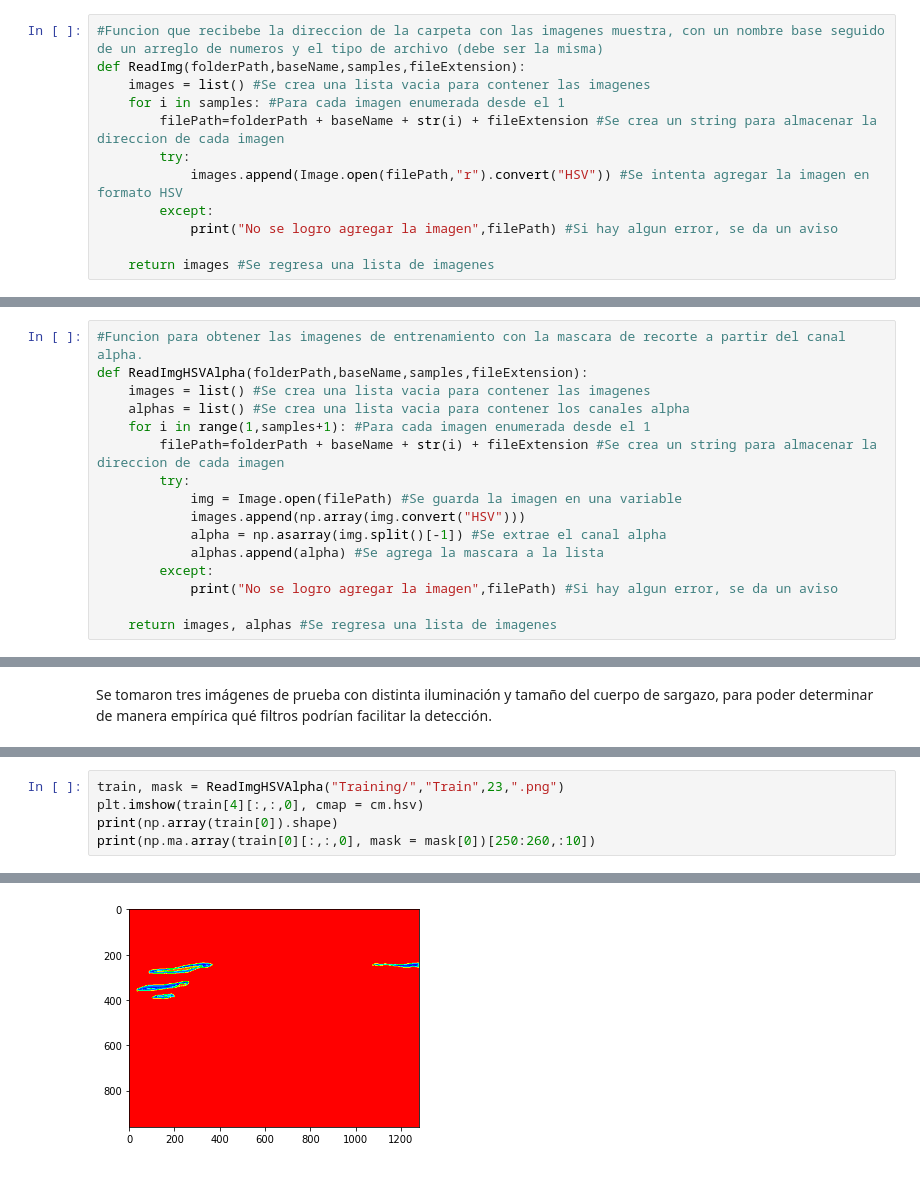
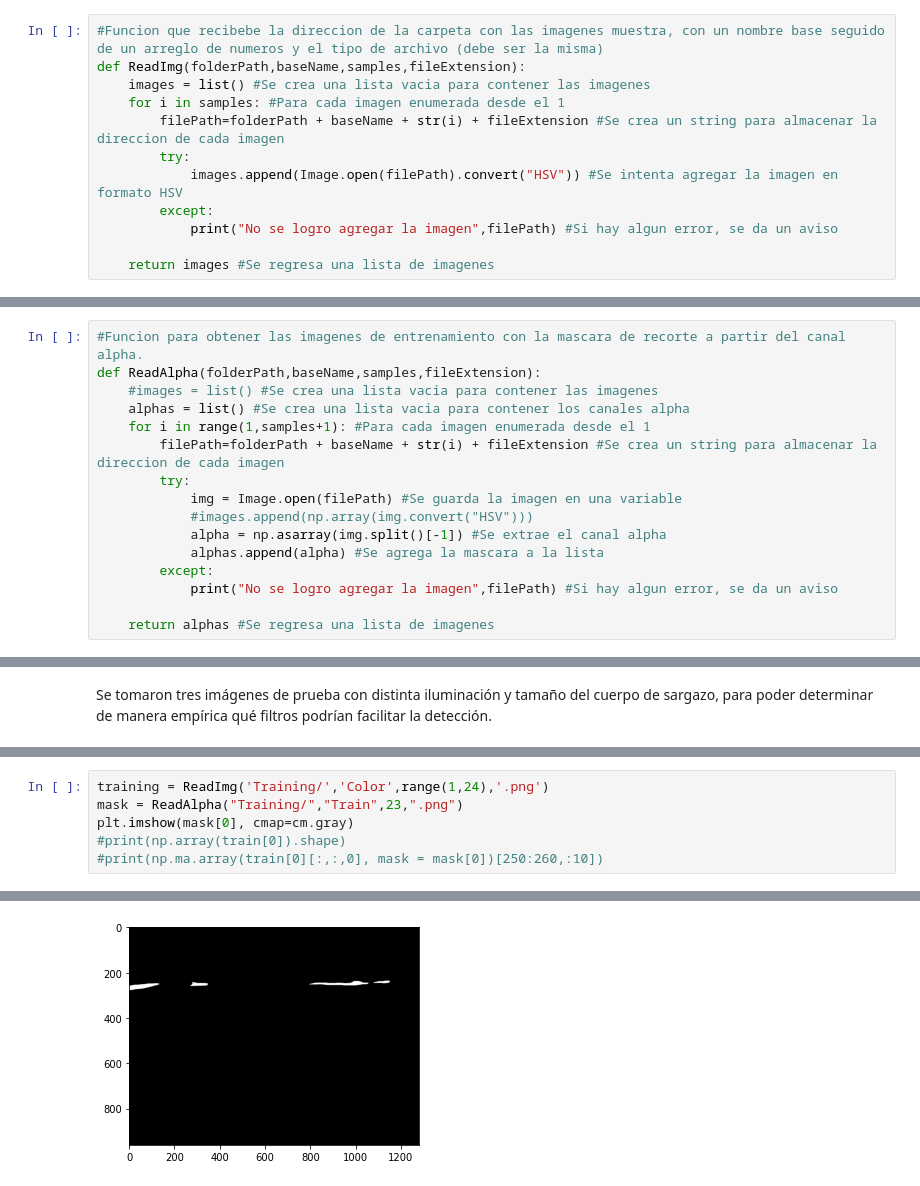
Before and after one commit to FranciscoAng/Proyecto_RP, a Jupyter notebook: Proyecto.ipynb, the cells around one changed output, grey strips where cells are left out. Saved outputs shown, nothing was run; the diff lists cells and outputs as text.

```diff
--- a/Proyecto.ipynb
+++ b/Proyecto.ipynb
@@ -28,7 +32,7 @@ def ReadImg(folderPath,baseName,samples,fileExtension):
     for i in samples: #Para cada imagen enumerada desde el 1
         filePath=folderPath + baseName + str(i) + fileExtension #Se crea un string para almacenar la direccion de cada imagen
         try:
-            images.append(Image.open(filePath,"r").convert("HSV")) #Se intenta agregar la imagen en formato HSV
+            images.append(Image.open(filePath).convert("HSV")) #Se intenta agregar la imagen en formato HSV
         except:
             print("No se logro agregar la imagen",filePath) #Si hay algun error, se da un aviso
 
@@ -42,20 +46,20 @@ def showNImg(imgList):
         plots[i].imshow(imgList[i]) #Se muestra cada imagen de entrenamiento
 # %%
 #Funcion para obtener las imagenes de entrenamiento con la mascara de recorte a partir del canal alpha.
-def ReadImgHSVAlpha(folderPath,baseName,samples,fileExtension):
-    images = list() #Se crea una lista vacia para contener las imagenes
+def ReadAlpha(folderPath,baseName,samples,fileExtension):
+    #images = list() #Se crea una lista vacia para contener las imagenes
     alphas = list() #Se crea una lista vacia para contener los canales alpha
     for i in range(1,samples+1): #Para cada imagen enumerada desde el 1
         filePath=folderPath + baseName + str(i) + fileExtension #Se crea un string para almacenar la direccion de cada imagen
         try:
             img = Image.open(filePath) #Se guarda la imagen en una variable
-            images.append(np.array(img.convert("HSV")))
+            #images.append(np.array(img.convert("HSV")))
             alpha = np.asarray(img.split()[-1]) #Se extrae el canal alpha
             alphas.append(alpha) #Se agrega la mascara a la lista
         except:
             print("No se logro agregar la imagen",filePath) #Si hay algun error, se da un aviso
 
-    return images, alphas #Se regresa una lista de imagenes
+    return alphas #Se regresa una lista de imagenes
 # %% [markdown]
 ## Pruebas con la iluminación
 # %% [markdown]
@@ -69,6 +295,7 @@ showNImg(imges)
 # %%
-train, mask = ReadImgHSVAlpha("Training/","Train",23,".png")
-plt.imshow(train[4][:,:,0], cmap = cm.hsv)
-print(np.array(train[0]).shape)
-print(np.ma.array(train[0][:,:,0], mask = mask[0])[250:260,:10])
+training = ReadImg('Training/','Color',range(1,24),'.png')
+mask = ReadAlpha("Training/","Train",23,".png")
+plt.imshow(mask[0], cmap=cm.gray)
+#print(np.array(train[0]).shape)
+#print(np.ma.array(train[0][:,:,0], mask = mask[0])[250:260,:10])
 # %% [output]
@@ -86 +303 @@ print(np.ma.array(train[0][:,:,0], mask = mask[0])[250:260,:10])
-[figure, old version]
+[figure, new version]
```
Also changed, not shown: parts of 34 cells of this notebook, 24 other files.
